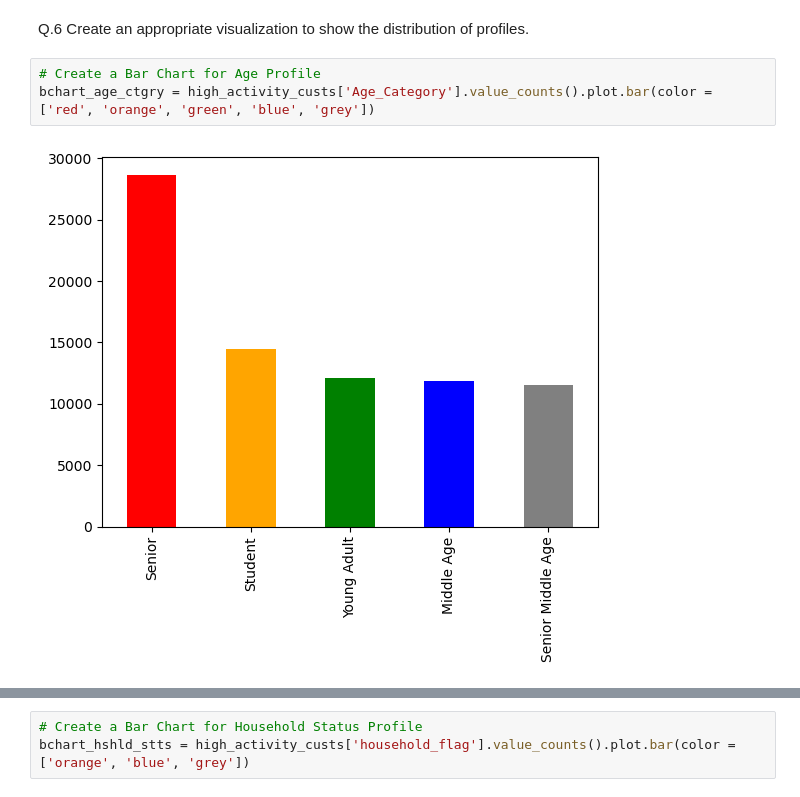
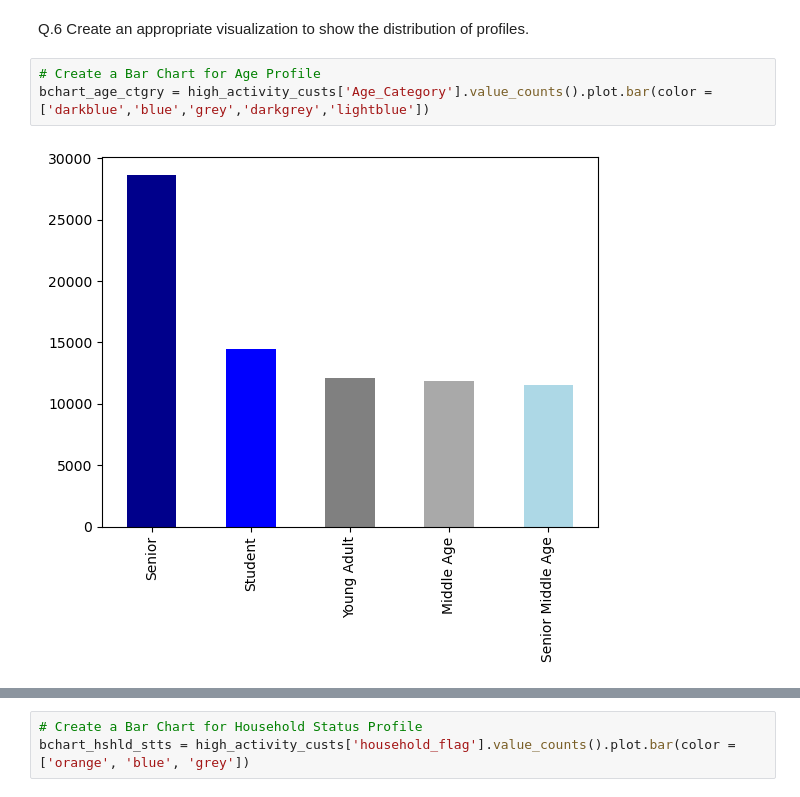
Before and after one commit to Zadorina/Instacart_Sales_Operations_Python, a Jupyter notebook: 3 Scripts/4.10 Coding Etiquette & Excel Reporting.ipynb, the cells around one changed output, grey strips where cells are left out. Cells and saved outputs as stored; diff of their text form.

```diff
--- a/3 Scripts/4.10 Coding Etiquette & Excel Reporting.ipynb
+++ b/3 Scripts/4.10 Coding Etiquette & Excel Reporting.ipynb
@@ -261,9 +261,9 @@ Name: household_flag, dtype: int64
 Q.6 Create an appropriate visualization to show the distribution of profiles.
 # %%
 # Create a Bar Chart for Age Profile
-bchart_age_ctgry = high_activity_custs['Age_Category'].value_counts().plot.bar(color = ['red', 'orange', 'green', 'blue', 'grey'])
+bchart_age_ctgry = high_activity_custs['Age_Category'].value_counts().plot.bar(color = ['darkblue','blue','grey','darkgrey','lightblue'])
 # %% [output]
-[figure, old version]
+[figure, new version]
 # %%
 # Create a Bar Chart for Income Profile
 
```
Also changed, not shown: parts of 2 cells of this notebook.
